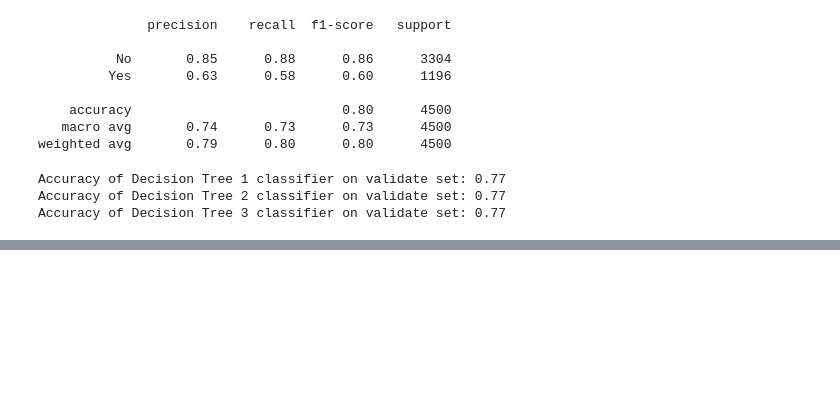
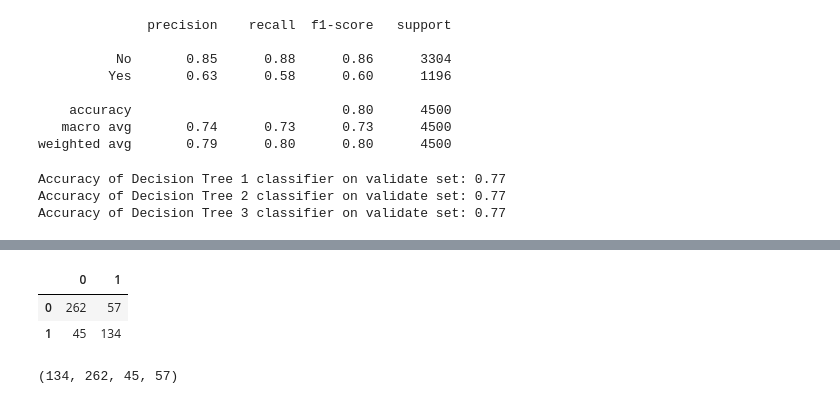
Before and after one commit to JaradAng/classification-exercises, a Jupyter notebook: model.ipynb, the cells around one changed output, grey strips where cells are left out. Saved outputs shown, nothing was run; the diff lists cells and outputs as text; code cells hidden in the pictures; blank space fills up the shorter version.

```diff
--- a/model.ipynb
+++ b/model.ipynb
@@ -634,0 +967,13 @@ Accuracy of Decision Tree 3 classifier on validate set: 0.77
+# %%
+pd.DataFrame(confusion_matrix(y_pred2, y_train))
+# %% [output]
+|  | 0 | 1 |
+| 0 | 262 | 57 |
+| 1 | 45 | 134 |
+# %%
+TN, FP, FN, TP = confusion_matrix(y_train,y_pred2).ravel()
+ALL = TP + TN + FP + FN
+
+TP, TN, FP, FN
+# %% [output]
+(134, 262, 45, 57)
```
Also changed, not shown: parts of 66 cells of this notebook.
